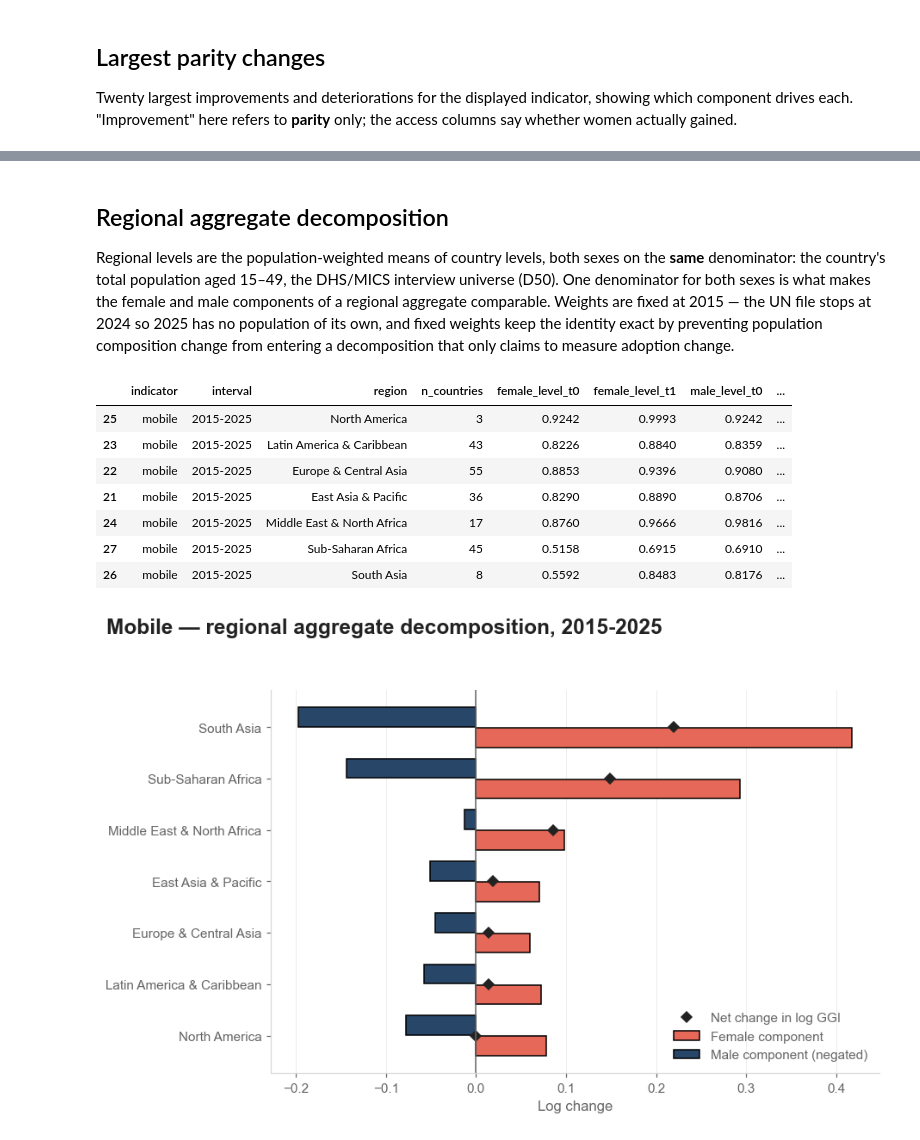
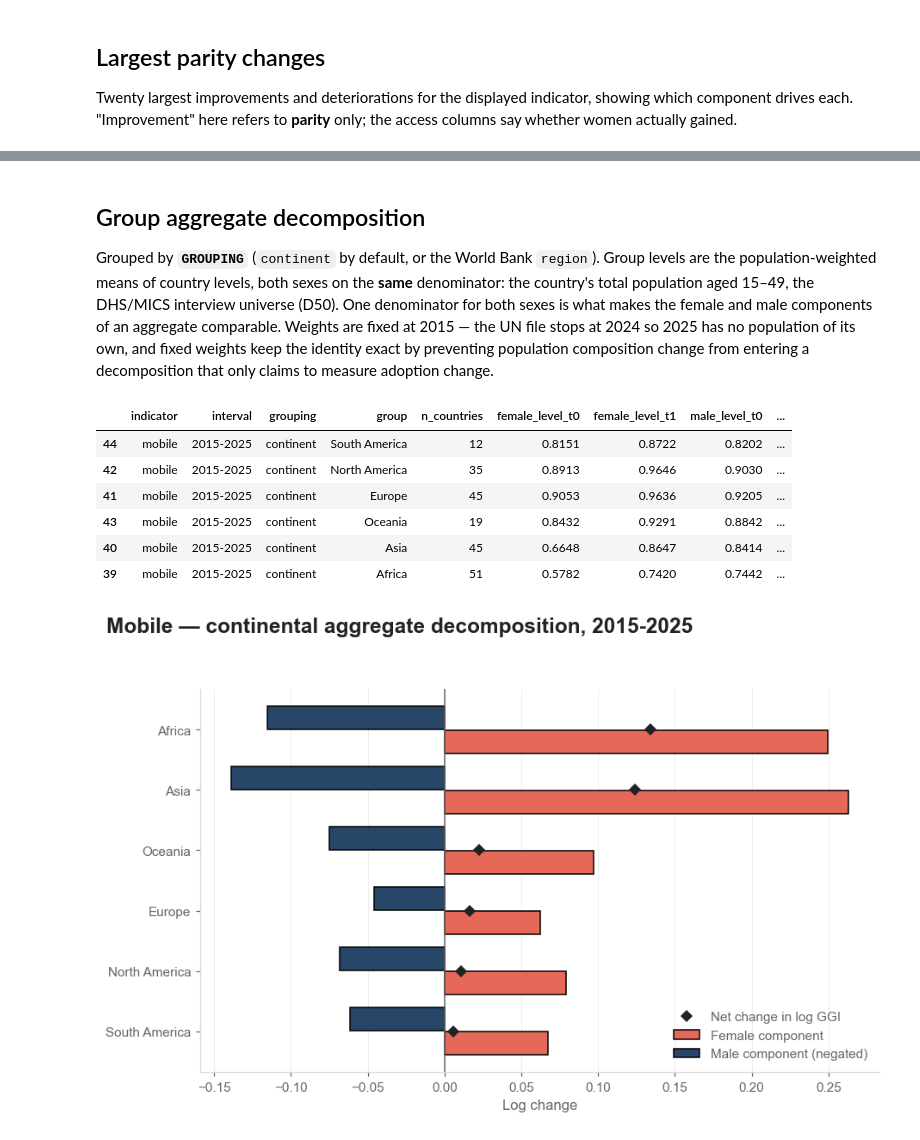
Before and after one commit to vallerrr/dgg_national, a Jupyter notebook: src/analysis_notebooks/06_coherent_ggi_decomposition.ipynb, the cells around one changed output, grey strips where cells are left out. Cells and saved outputs as stored; diff of their text form; code cells hidden in the pictures.

```diff
--- a/src/analysis_notebooks/06_coherent_ggi_decomposition.ipynb
+++ b/src/analysis_notebooks/06_coherent_ggi_decomposition.ipynb
@@ -92,6 +96,20 @@ PRIMARY = '2015-2025'
 INDICATOR = 'mobile'            # 'mobile' | 'internet'
 assert INDICATOR in params.COHERENT_GGI['indicators'], f'unknown indicator: {INDICATOR}'
 
+# ====================================================================================================
+# how countries are grouped in the aggregate panels
+# ====================================================================================================
+# Two panels below aggregate countries: the category shares and the aggregate decomposition.
+# `continent` is plain geography; `region` is the World Bank's, which mixes geography with income and
+# administrative history ('Europe & Central Asia' is one region) — a grouping this decomposition
+# makes no claim about. `ggi_decomposition.py` builds both on every run and stacks them in one table
+# tagged by `grouping`, so switching is this parameter and a rerun of the notebook, not a rerun of
+# the script. Figures carry it in their filename beside the indicator, so both sets accumulate.
+GROUPING = 'continent'            # 'continent' | 'region'
+assert GROUPING in ggi_decomposition.GROUPINGS, f'unknown grouping: {GROUPING}'
+GROUP_ONE, GROUP_MANY = GROUPING, f'{GROUPING}s'
+GROUP_ADJ = {'continent': 'continental', 'region': 'regional'}[GROUPING]
+
 
 def latest(stem):
     matches = sorted(f for f in params.table_dir(NOTEBOOK).glob(f'ggi_decomposition_{stem}_*.csv')
@@ -107,9 +125,9 @@ exclusions = latest('exclusions')
 sens       = latest('sensitivity')
 identity   = latest('identity_check')
 cat_global = latest('category_global')
-cat_region = latest('category_regional')
+cat_group  = latest('category_by_group')
 extremes   = latest('extremes')
-regional   = latest('regional_aggregate')
+group_agg  = latest('group_aggregate')
 
 CATS = codebook.sort_values('code')
 CAT_LABEL = dict(zip(CATS['code'], CATS['label']))
@@ -117,8 +135,18 @@ NO_ACCESS_GAIN = {1}
 
 
 def sel(df):
-    """restrict an indicator-grained table to the one being displayed; pass anything else through"""
-    return df[df['indicator'] == INDICATOR] if 'indicator' in df.columns else df
+    """
+    restrict a table to what is being displayed; pass anything else through
+
+    Two filters, applied only where the column exists: the indicator, and — on the two tables that
+    carry every categorisation stacked — the grouping. Filtering here rather than at each use is what
+    keeps `GROUPING` a single switch.
+    """
+    if 'indicator' in df.columns:
+        df = df[df['indicator'] == INDICATOR]
+    if 'grouping' in df.columns:
+        df = df[df['grouping'] == GROUPING]
+    return df
 
 
 def at(df, interval=PRIMARY):
@@ -153,7 +181,7 @@ def legend_handles(codes):
     Built from the data rather than from the codebook, so a panel never advertises a class that is
     empty for the indicator on display — with one indicator per figure that is now the common case.
     """
-    return [mpatches.Patch(facecolor=CAT_COLOUR[c], edgecolor=plot.EDGE, label=f'{c}. {CAT_LABEL[c]}')
+    return [mpatches.Patch(facecolor=CAT_COLOUR[c], edgecolor=plot.EDGE, label=f'{CAT_LABEL[c]}')
             for c in sorted({int(c) for c in codes})]
 
 
@@ -177,7 +205,7 @@ def tidy(ax, title=None, xlabel=None, ylabel=None):
 ceiling = latest('ceiling_report')
 disc_filter = latest('discrepancy_filter')
 CUT = params.COHERENT_GGI['discrepancy_threshold']
-print(f'displaying: {INDICATOR.upper()}\n')
+print(f'displaying: {INDICATOR.upper()}, grouped by {GROUPING.upper()}\n')
 print(f"discrepancy_threshold = {params.COHERENT_GGI['discrepancy_threshold']}  "
       f"(D43: country-years where the coherent and the directly predicted GGI disagree by more\n"
       f"than this are blanked before the decomposition runs)")
@@ -576,46 +794,46 @@ ext[ext['rank_type'] == 'largest parity deterioration'].head(20).round(4)
 # %% [markdown]
-## Regional aggregate decomposition
+## Group aggregate decomposition
 
-Regional levels are the population-weighted means of country levels, both sexes on the **same**
-denominator: the country's total population aged 15–49, the DHS/MICS interview universe (D50). One
-denominator for both sexes is what makes the female and male components of a regional aggregate
-comparable. Weights are fixed at 2015 — the UN file stops at 2024 so 2025 has no population of its
-own, and fixed weights keep the identity exact by preventing population composition change from
-entering a decomposition that only claims to measure adoption change.
+Grouped by **`GROUPING`** (`continent` by default, or the World Bank `region`). Group levels are the
+population-weighted means of country levels, both sexes on the **same** denominator: the country's
+total population aged 15–49, the DHS/MICS interview universe (D50). One denominator for both sexes
+is what makes the female and male components of an aggregate comparable. Weights are fixed at 2015 —
+the UN file stops at 2024 so 2025 has no population of its own, and fixed weights keep the identity
+exact by preventing population composition change from entering a decomposition that only claims to
+measure adoption change.
 # %%
 fig, ax = plt.subplots(figsize=plot.figsize('single'))
-block = at(regional).sort_values('delta_log_ggi')
+block = at(group_agg).sort_values('delta_log_ggi')
 y = np.arange(len(block))
 
 ax.barh(y - 0.2, block['female_component'], height=0.38, color=PALETTE[0],
         edgecolor=plot.EDGE, label='Female component')
 ax.barh(y + 0.2, block['male_component'], height=0.38, color=PALETTE[1],
         edgecolor=plot.EDGE, label='Male component (negated)')
 ax.plot(block['delta_log_ggi'], y, 'D', color=INK, markersize=6, label='Net change in log GGI')
 ax.axvline(0, color=MUTED, linewidth=1)
 ax.set_yticks(y)
-ax.set_yticklabels(block['region'])
+ax.set_yticklabels(block['group'])
 tidy(ax, xlabel='Log change')
 ax.grid(axis='y', visible=False)
 ax.grid(axis='x', color=GRID, linewidth=0.5, alpha=0.6)
 ax.legend(frameon=False, fontsize=STYLE['annot_fs'], loc='lower right', labelcolor=MUTED)
 
-fig.suptitle(f'{INDICATOR.capitalize()} — regional aggregate decomposition, {PRIMARY}',
+fig.suptitle(f'{INDICATOR.capitalize()} — {GROUP_ADJ} aggregate decomposition, {PRIMARY}',
              fontsize=STYLE['title_fs'],
              color=INK, fontweight='bold', x=0.02, ha='left')
 fig.tight_layout(rect=[0, 0, 1, 0.94])
-plot.save_fig(fig, FIGDIR / f'regional_aggregate_decomposition_{INDICATOR}.png')
+plot.save_fig(fig, FIGDIR / f'group_aggregate_decomposition_{INDICATOR}_{GROUPING}.png')
 block.round(4)
 # %% [output]
-|  | indicator | interval | region | n_countries | female_level_t0 | female_level_t1 | male_level_t0 | ... |
-| 25 | mobile | 2015-2025 | North America | 3 | 0.9242 | 0.9993 | 0.9242 | ... |
-| 23 | mobile | 2015-2025 | Latin America & Caribbean | 43 | 0.8226 | 0.8840 | 0.8359 | ... |
-| 22 | mobile | 2015-2025 | Europe & Central Asia | 55 | 0.8853 | 0.9396 | 0.9080 | ... |
-| 21 | mobile | 2015-2025 | East Asia & Pacific | 36 | 0.8290 | 0.8890 | 0.8706 | ... |
-| 24 | mobile | 2015-2025 | Middle East & North Africa | 17 | 0.8760 | 0.9666 | 0.9816 | ... |
-| 27 | mobile | 2015-2025 | Sub-Saharan Africa | 45 | 0.5158 | 0.6915 | 0.6910 | ... |
-| 26 | mobile | 2015-2025 | South Asia | 8 | 0.5592 | 0.8483 | 0.8176 | ... |
+|  | indicator | interval | grouping | group | n_countries | female_level_t0 | female_level_t1 | male_level_t0 | ... |
+| 44 | mobile | 2015-2025 | continent | South America | 12 | 0.8151 | 0.8722 | 0.8202 | ... |
+| 42 | mobile | 2015-2025 | continent | North America | 35 | 0.8913 | 0.9646 | 0.9030 | ... |
+| 41 | mobile | 2015-2025 | continent | Europe | 45 | 0.9053 | 0.9636 | 0.9205 | ... |
+| 43 | mobile | 2015-2025 | continent | Oceania | 19 | 0.8432 | 0.9291 | 0.8842 | ... |
+| 40 | mobile | 2015-2025 | continent | Asia | 45 | 0.6648 | 0.8647 | 0.8414 | ... |
+| 39 | mobile | 2015-2025 | continent | Africa | 51 | 0.5782 | 0.7420 | 0.7442 | ... |
-[figure, old version]
+[figure, new version]
 # %% [markdown]
 ## Generated summary
 
```
Also changed, not shown: parts of 16 cells of this notebook, 8 other files.
